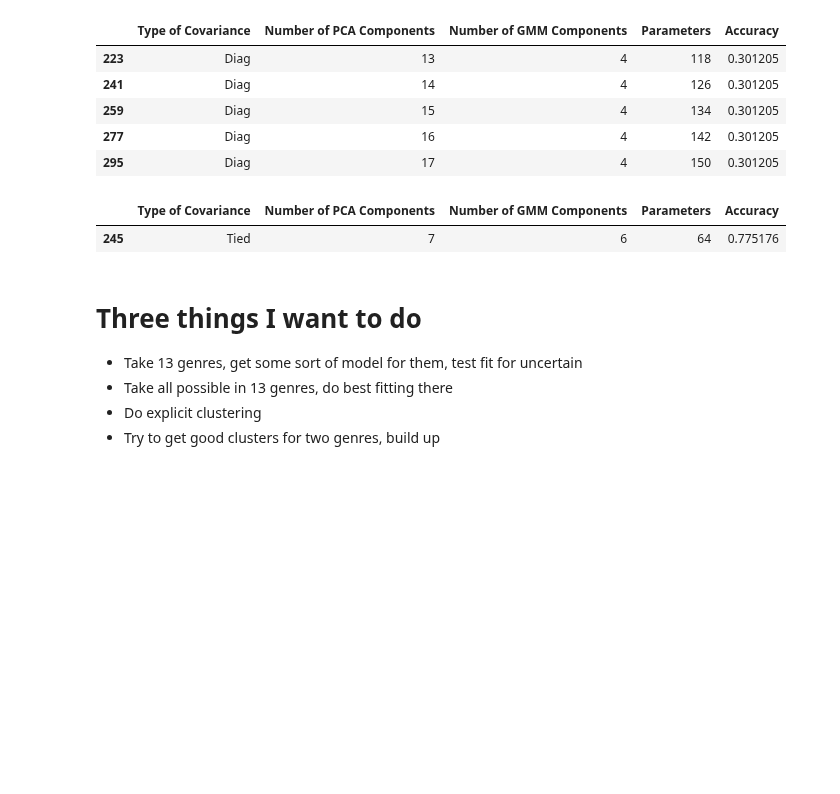
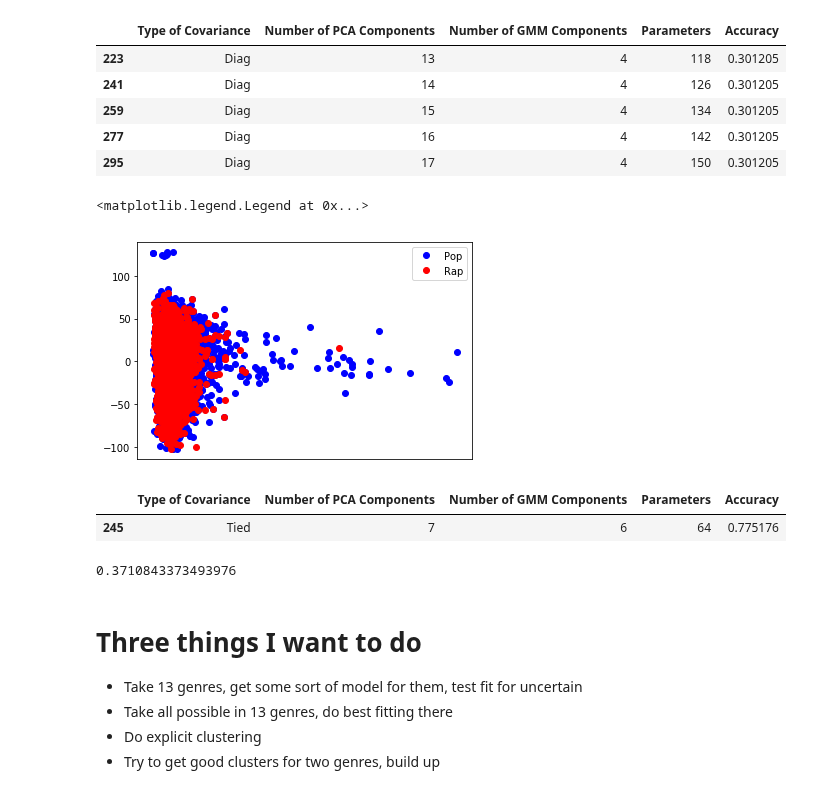
Before and after one commit to zainkhan9/spotify_ml, a Jupyter notebook: Clustering.ipynb, the cells around one changed output. Drawn from its saved outputs; the diff is of its cells as text; code cells hidden in the pictures; blank space fills up the shorter version.

```diff
--- a/Clustering.ipynb
+++ b/Clustering.ipynb
@@ -1707,6 +1719,18 @@ X = X[['acousticness',
         'valence', 'key', 'mode', 'loudness', 'explicit', 'duration_ms']]
 
 train_data, test_data, train_labels, test_labels = train_test_split(X, y, test_size=0.2, random_state=42)
+# %%
+pca_mod = PCA(n_components=2)
+pcadat = pca_mod.fit_transform(X)
+d = pd.DataFrame(data=pcadat, columns=["Principal Component 1", "PC2"])
+pops = d[(y == "pop").reset_index(drop = True)]
+raps = d[(y == "rap").reset_index(drop = True)]
+plt.plot(pops["Principal Component 1"], pops["PC2"], 'bo', raps["Principal Component 1"], raps["PC2"], 'ro')
+plt.xticks([], [])
+plt.legend(("Pop", "Rap"))
+# %% [output]
+<matplotlib.legend.Legend at 0x...>
+[figure, added]
 # %%
 # Look for best clustering
 train_labels = train_labels.reset_index(drop = True)
@@ -1875,3 +1969,51 @@ dat[dat["Accuracy"] == max(dat["Accuracy"])]
+# %%
+# Test Possible model on pure
+train_labels = train_labels.reset_index(drop = True)
+
+pca_mod = PCA(n_components=7)
+pcadat=pca_mod.fit_transform(train_data)
+data = pd.DataFrame(data=pcadat)
+
+pca_mod2 = PCA(n_components = 7)
+pcadat2 = pca_mod2.fit_transform(x_data)
+data2 = pd.DataFrame(data=pcadat2)
+
+popsongs = data[train_labels == "pop"]
+poplabels = train_labels[train_labels == "pop"]
+
+rapsongs = data[train_labels == "rap"]
+raplabels = train_labels[train_labels == "rap"]
+
+modelpop = GaussianMixture(n_components=6,covariance_type='tied',random_state=12345)
+modelpop.fit(popsongs, poplabels)
+
+modelrap = GaussianMixture(n_components=6,covariance_type='tied',random_state=12345)
+modelrap.fit(rapsongs, raplabels)
+
+poslik = modelpop.score_samples(data2)
+neglik = modelrap.score_samples(data2)
+
+                 # Label More Likely outcome
+labs = []
+for k in range(len(poslik)):
+    if poslik[k] > neglik[k]:
+        labs.append("pop")
+    else:
+        labs.append("rap")
+
+                # Get accuracy
+acc = []
+for k in range(len(labs)):
+    if labs[k] == y_labels[k]:
+        acc.append(1)
+    else:
+        acc.append(0)
+
+totalacc = sum(acc) / len(acc)
+
+totalacc
+# %% [output]
+0.3710843373493976
 # %% [markdown]
 # Three things I want to do
 - Take 13 genres, get some sort of model for them, test fit for uncertain
```
Also changed, not shown: parts of 9 cells of this notebook, 1 other file.
